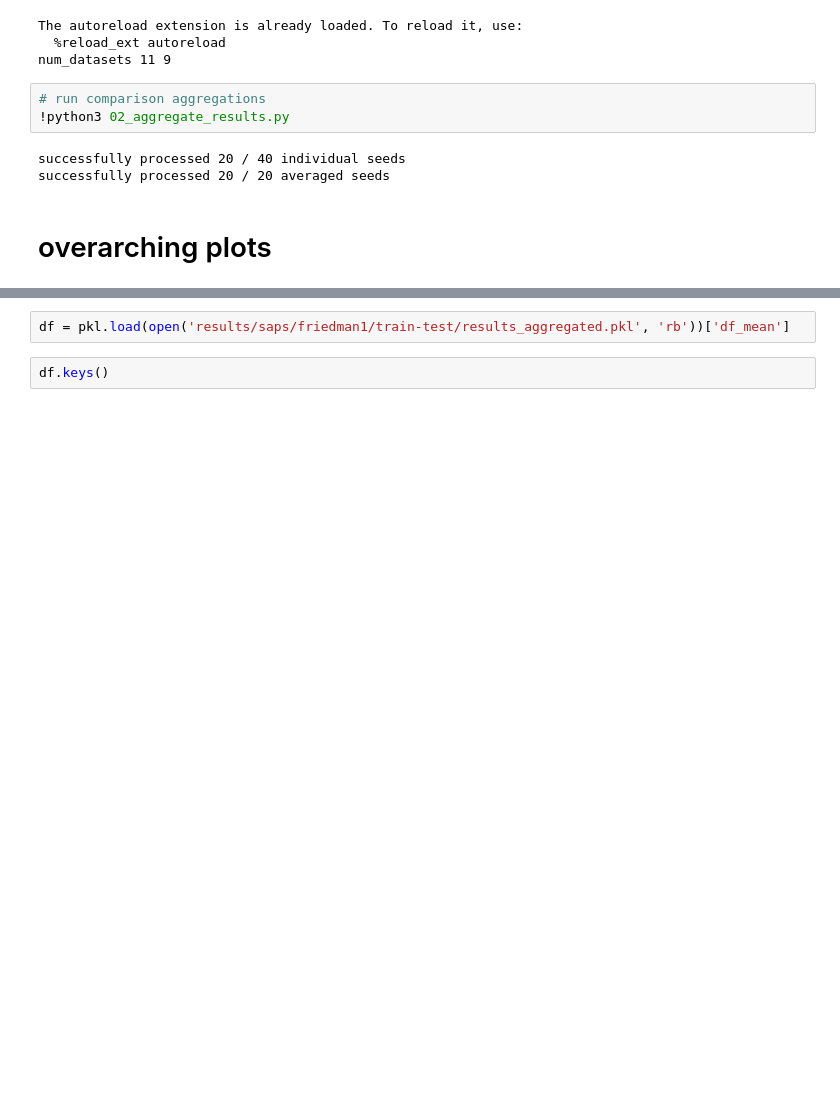
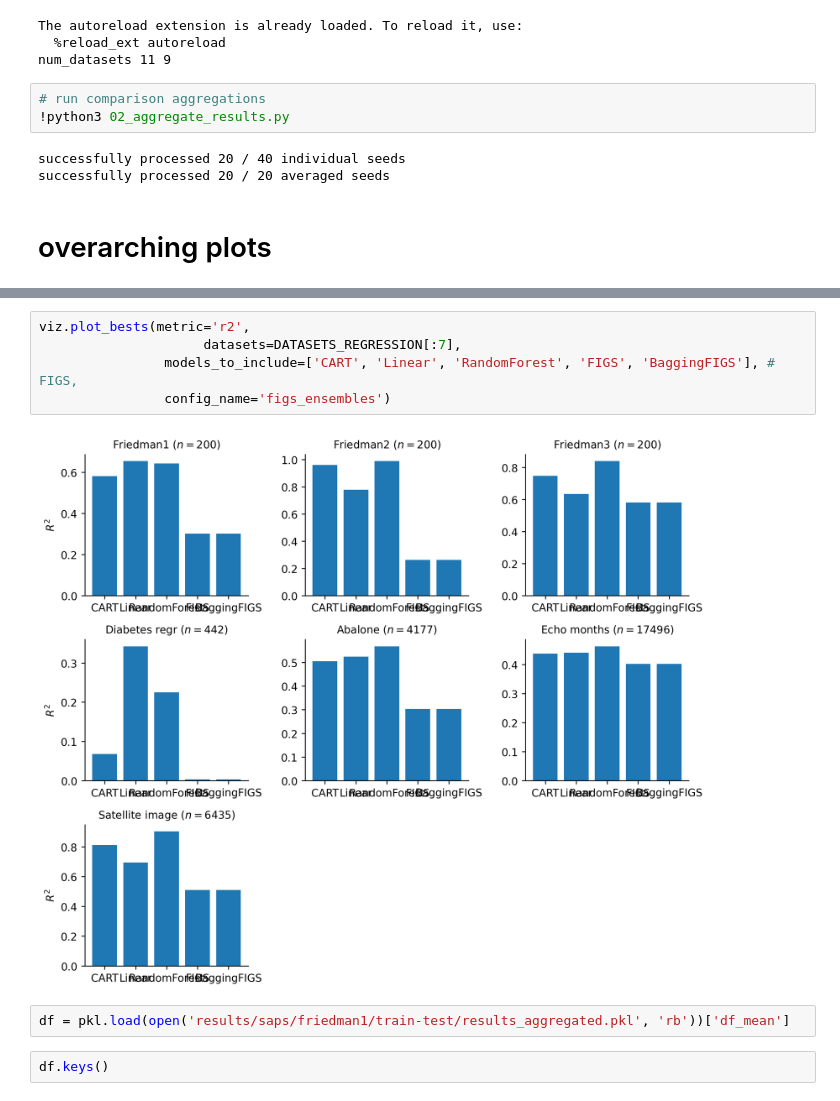
Before and after one commit to Yu-Group/imodels-experiments, a Jupyter notebook: notebooks/figs_ensembles/01_performance_curves.ipynb, the cells around one changed output, grey strips where cells are left out. Drawn from its saved outputs; the diff is of its cells as text; blank space fills up the shorter version.

```diff
--- a/notebooks/figs_ensembles/01_performance_curves.ipynb
+++ b/notebooks/figs_ensembles/01_performance_curves.ipynb
@@ -169,3 +66,10 @@ for dset in DATASETS_REGRESSION:
+# %%
+viz.plot_bests(metric='r2',
+                     datasets=DATASETS_REGRESSION[:7],
+                models_to_include=['CART', 'Linear', 'RandomForest', 'FIGS', 'BaggingFIGS'], # FIGS,
+                config_name='figs_ensembles')
+# %% [output]
+[figure, added]
 # %%
 df = pkl.load(open('results/saps/friedman1/train-test/results_aggregated.pkl', 'rb'))['df_mean']
 # %%
```
Also changed, not shown: parts of 15 cells of this notebook, 5 other files.
